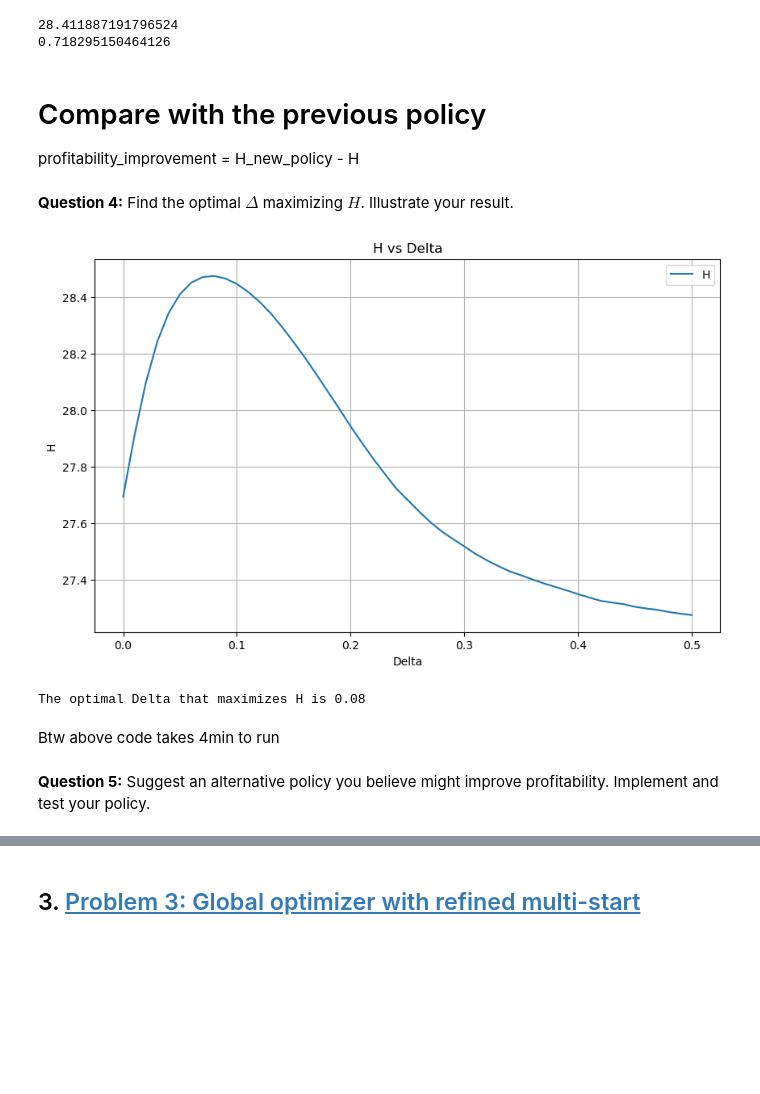
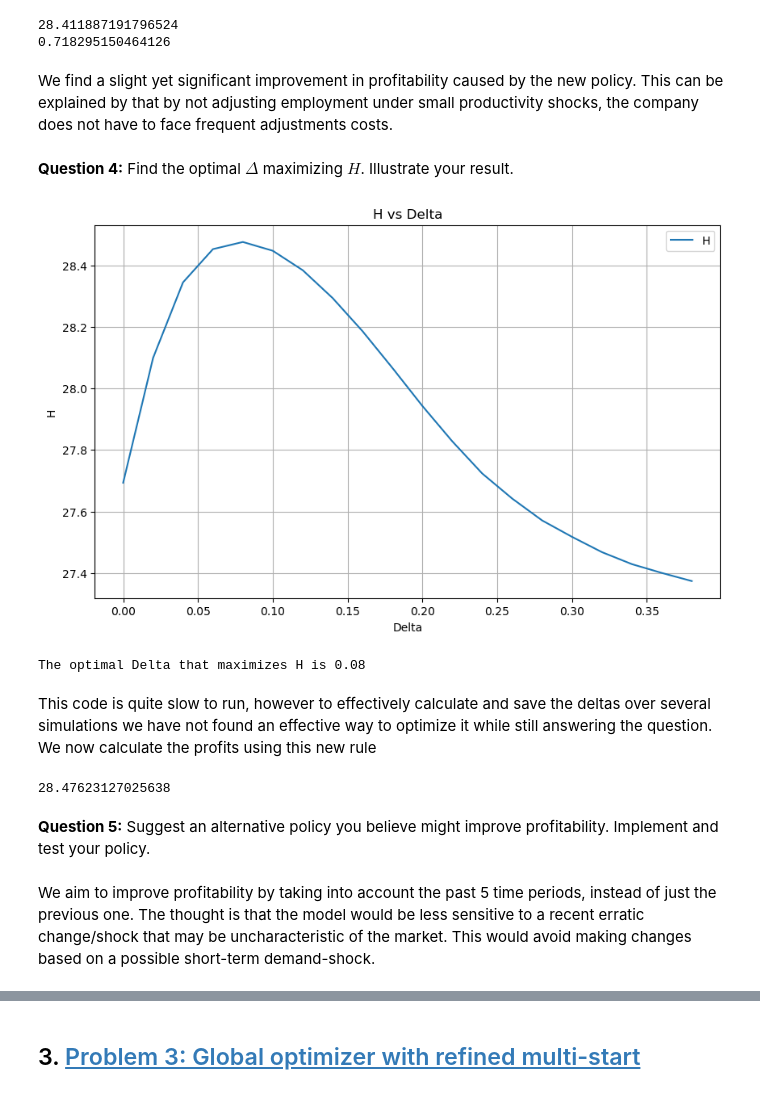
Before and after one commit to NumEconCopenhagen/projects-2023-best-team, a Jupyter notebook: Andreas.ipynb, the cells around one changed output, grey strips where cells are left out. Cells and saved outputs as stored; diff of their text form; code cells hidden in the pictures; blank space fills up the shorter version.

```diff
--- a/Andreas.ipynb
+++ b/Andreas.ipynb
@@ -613,17 +735,15 @@ print(profitability_improvement)
 # %% [output]
 28.411887191796524
 0.718295150464126
-# %% [markdown]
-
-# Compare with the previous policy
-profitability_improvement = H_new_policy - H
+# %% [markdown]
+We find a slight yet significant improvement in profitability caused by the new policy. This can be explained by that by not adjusting employment under small productivity shocks, the company does not have to face frequent adjustments costs.
 # %% [markdown]
 **Question 4:** Find the optimal $\Delta$ maximizing $H$. Illustrate your result.
 # %%
 import matplotlib.pyplot as plt
 
 # Define the range of Delta values to test
-Delta_values = np.arange(0, 0.51, 0.01)
+Delta_values = np.arange(0, 0.40, 0.02)
 H_values = np.zeros(len(Delta_values))
 
 for i, Delta in enumerate(Delta_values):
@@ -641,40 +761,92 @@ for i, Delta in enumerate(Delta_values):
             kappa[t] = np.exp(rho * np.log(kappa[t-1]) + shock_series[k, t])
             l_star = ((1-eta)*kappa[t]/w)**(1/eta)
             # Update l[t] based on the policy
             if np.abs(l[t-1] - l_star) > Delta:
                 l[t] = l_star
             else:
                 l[t] = l[t-1]
 
         # Calculate h for this shock series
         adjustment_cost = iota * np.sum(l[1:] != l[:-1])
         profit = np.sum((kappa * l**(1-eta) - w * l) * R**-np.arange(T)) - adjustment_cost
         h_values[k] = profit
 
     # The ex-ante expected value H is the average of these values
     H_values[i] = np.mean(h_values)
 
 # Plot H against Delta
 plt.figure(figsize=(10, 6))
 plt.plot(Delta_values, H_values, label='H')
 plt.xlabel('Delta')
 plt.ylabel('H')
 plt.title('H vs Delta')
 plt.legend()
 plt.grid(True)
 plt.show()
 
 # Find the Delta value that maximizes H
 optimal_Delta = Delta_values[np.argmax(H_values)]
 print(f'The optimal Delta that maximizes H is {optimal_Delta}')
 # %% [output]
-[figure, old version]
+[figure, new version]
 The optimal Delta that maximizes H is 0.08
-# %% [markdown]
-Btw above code takes 4min to run
+# %% [markdown]
+This code is quite slow to run, however to effectively calculate and save the deltas over several simulations we have not found an effective way to optimize it while still answering the question. We now calculate the profits using this new rule
+# %%
+import numpy as np
+
+# Define the baseline parameters
+rho = 0.90
+iota = 0.01
+sigma_epsilon = 0.10
+R = (1+0.01)**(1/12)
+eta = 0.5
+w = 1.0
+T = 120    # The number of periods
+K = 10000  # The number of shock series for Monte Carlo approximation.
+
+# Initialize the array to store the values of h for each shock series
+h_values = np.zeros(K)
+
+# Generate K shock series
+np.random.seed(0)  # for reproducibility
+shock_series = np.random.normal(loc=-0.5*sigma_epsilon**2, scale=sigma_epsilon, size=(K, T))
+
+# Loop over the shock series
+for k in range(K):
+    # Initialize kappa and l
+    kappa = np.zeros(T)
+    kappa[0] = np.exp(rho * np.log(1) + shock_series[k, 0])  # initial kappa
+    l = np.zeros(T)
+    l_star_initial = ((1-eta)*kappa[0]/w)**(1/eta)
+    l[0] = l_star_initial  # initial l
+
+    # Calculate l_t and kappa_t for t = 1, ..., T-1
+    for t in range(1, T):
+        kappa[t] = np.exp(rho * np.log(kappa[t-1]) + shock_series[k, t])
+        l_star = ((1-eta)*kappa[t]/w)**(1/eta)
+        # Update l[t] based on the policy
+        if np.abs(l[t-1] - l_star) > 0.08:
+            l[t] = l_star
+        else:
+            l[t] = l[t-1]
+
+
+    # Calculate h for this shock series
+    adjustment_cost = iota * np.sum(l[1:] != l[:-1])
+    profit = np.sum((kappa * l**(1-eta) - w * l) * R**-np.arange(T)) - adjustment_cost
+    h_values[k] = profit
+
+# The ex-ante expected value H is the average of these values
+H_opt_policy = np.mean(h_values)
+H_opt_policy
+# %% [output]
+28.47623127025638
 # %% [markdown]
 
 **Question 5:** Suggest an alternative policy you believe might improve profitability. Implement and test your policy.
+# %% [markdown]
+We aim to improve profitability by taking into account the past 5 time periods, instead of just the previous one. The thought is that the model would be less sensitive to a recent erratic change/shock that may be uncharacteristic of the market. This would avoid making changes based on a possible short-term demand-shock.
 # %%
 import statistics
 
```
Also changed, not shown: parts of 16 cells of this notebook.
